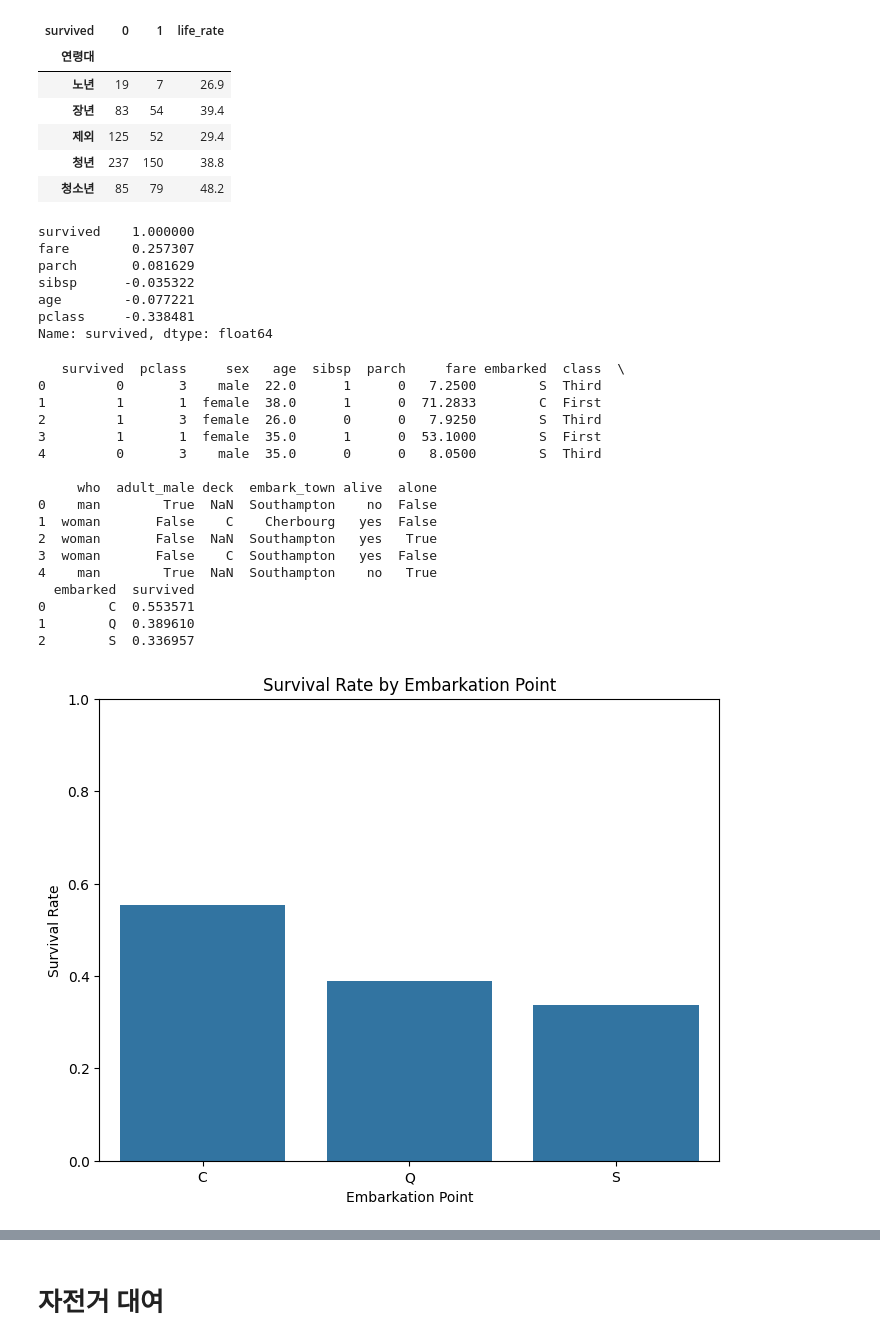
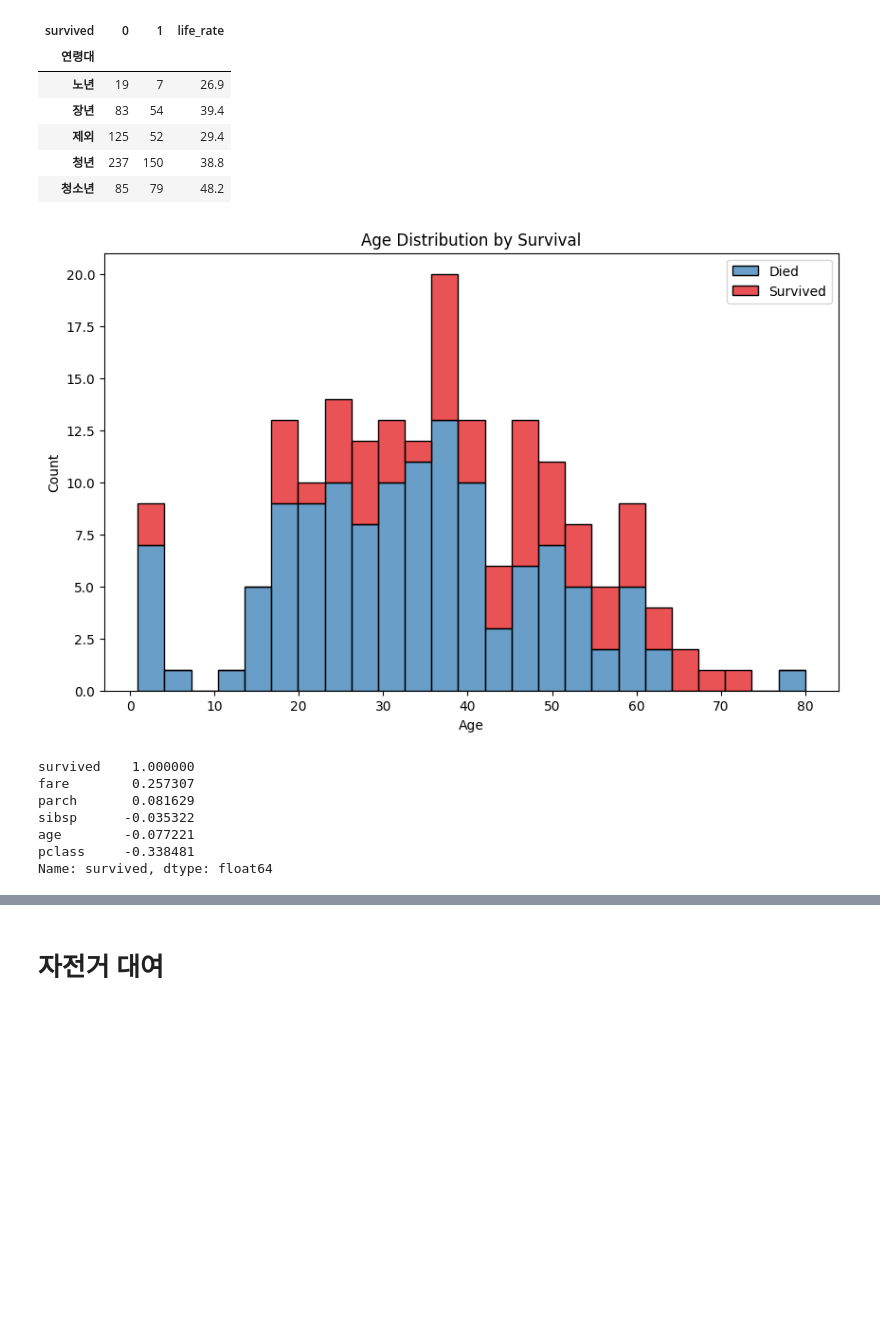
Before and after one commit to kwakguanghee/BIGDATA, a Jupyter notebook: 따릉이_데이터_분석_1_.ipynb, the cells around one changed output, grey strips where cells are left out. Saved outputs shown, nothing was run; the diff lists cells and outputs as text; code cells hidden in the pictures; blank space fills up the shorter version.

```diff
--- a/따릉이_데이터_분석_1_.ipynb
+++ b/따릉이_데이터_분석_1_.ipynb
@@ -353,6 +359,19 @@ age_band_pivot
 | 제외 | 125 | 52 | 29.4 |
 | 청년 | 237 | 150 | 38.8 |
 | 청소년 | 85 | 79 | 48.2 |
+# %%
+# 생존자와 사망자의 나이 분포 시각화
+plt.figure(figsize=(10, 6))
+sns.histplot(data=df, x='age', bins=25, hue='survived', multiple='stack', palette='Set1')
+plt.title('Age Distribution by Survival')
+plt.xlabel('Age')
+plt.ylabel('Count')
+plt.legend(['Died', 'Survived'])
+plt.show()
+#나이가 증가하는가에 따라 생존율이 감소하는 것을 알수있음
+#20대에서 30대 초반의 승객들은 상대적으로 많이 사망한 것으로 보입니다.
+# %% [output]
+[figure, added]
 # %%
 #생존률에 어느변수가 가장 큰 영향을 미쳤을까?
 # titanic 데이터셋 로드
@@ -374,50 +393,3 @@ sibsp      -0.035322
 age        -0.077221
 pclass     -0.338481
 Name: survived, dtype: float64
-# %%
-import seaborn as sns
-import pandas as pd
-import matplotlib.pyplot as plt
-
-# Seaborn의 타이타닉 데이터셋을 로드합니다.
-titanic = sns.load_dataset('titanic')
-
-# 데이터셋의 구조를 확인합니다.
-print(titanic.head())
-
-# 생존 여부와 탑승 항구(Sex, Embarked) 열을 선택하고 결측치를 제거합니다.
-titanic = titanic[['survived', 'embarked']].dropna()
-
-# 탑승 항구별 생존율을 계산합니다.
-embarked_survival_rate = titanic.groupby('embarked')['survived'].mean().reset_index()
-
-# 결과를 출력합니다.
-print(embarked_survival_rate)
-
-# 시각화를 통해 탑승 항구별 생존율을 확인합니다.
-plt.figure(figsize=(8, 6))
-sns.barplot(x='embarked', y='survived', data=embarked_survival_rate)
-plt.title('Survival Rate by Embarkation Point')
-plt.xlabel('Embarkation Point')
-plt.ylabel('Survival Rate')
-plt.ylim(0, 1)
-plt.show()
-# %% [output]
-   survived  pclass     sex   age  sibsp  parch     fare embarked  class  \
-0         0       3    male  22.0      1      0   7.2500        S  Third
-1         1       1  female  38.0      1      0  71.2833        C  First
-2         1       3  female  26.0      0      0   7.9250        S  Third
-3         1       1  female  35.0      1      0  53.1000        S  First
-4         0       3    male  35.0      0      0   8.0500        S  Third
-
-     who  adult_male deck  embark_town alive  alone
-0    man        True  NaN  Southampton    no  False
-1  woman       False    C    Cherbourg   yes  False
-2  woman       False  NaN  Southampton   yes   True
-3  woman       False    C  Southampton   yes  False
-4    man        True  NaN  Southampton    no   True
-  embarked  survived
-0        C  0.553571
-1        Q  0.389610
-2        S  0.336957
-[figure, removed]
```
Also changed, not shown: parts of 20 cells of this notebook.
